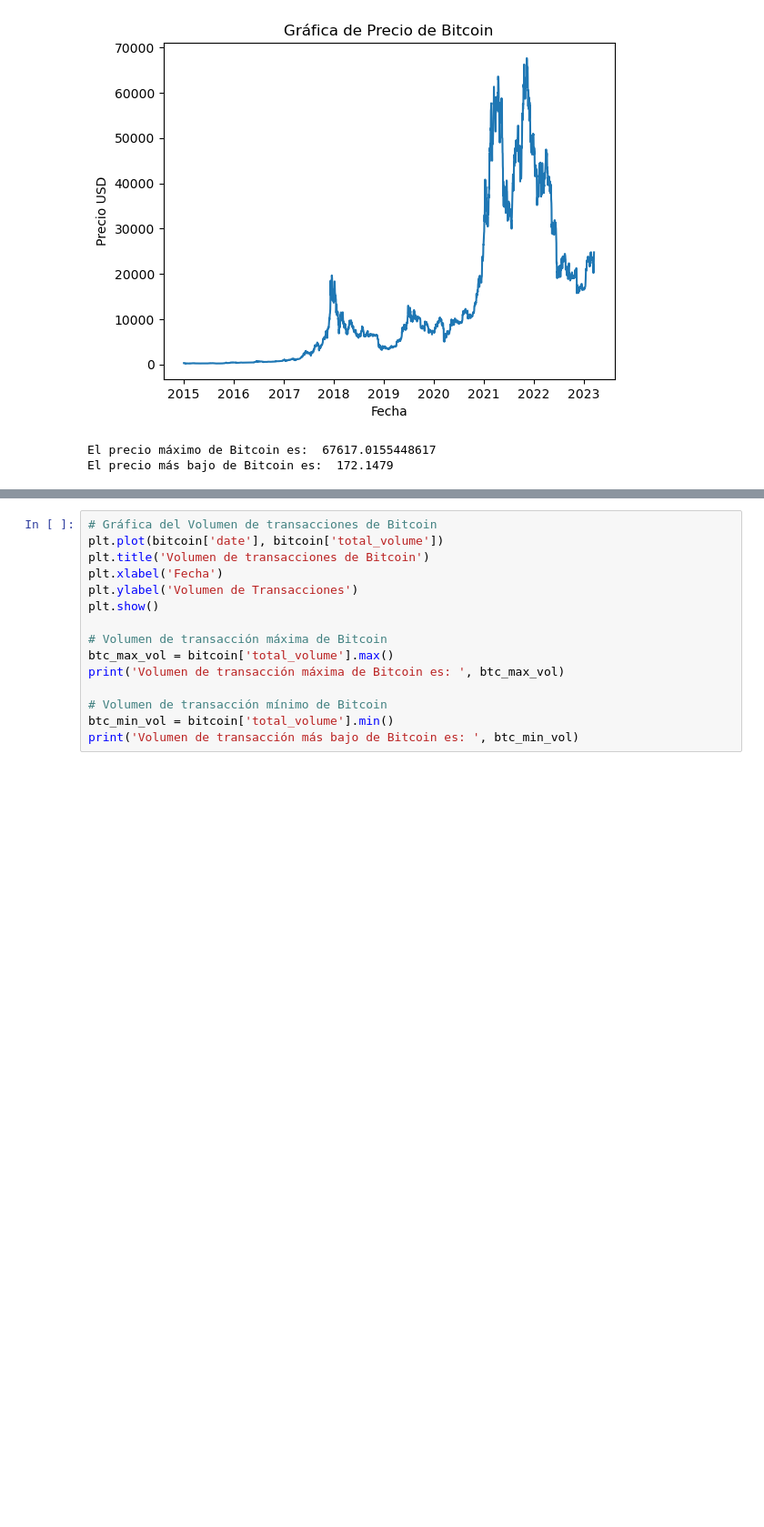
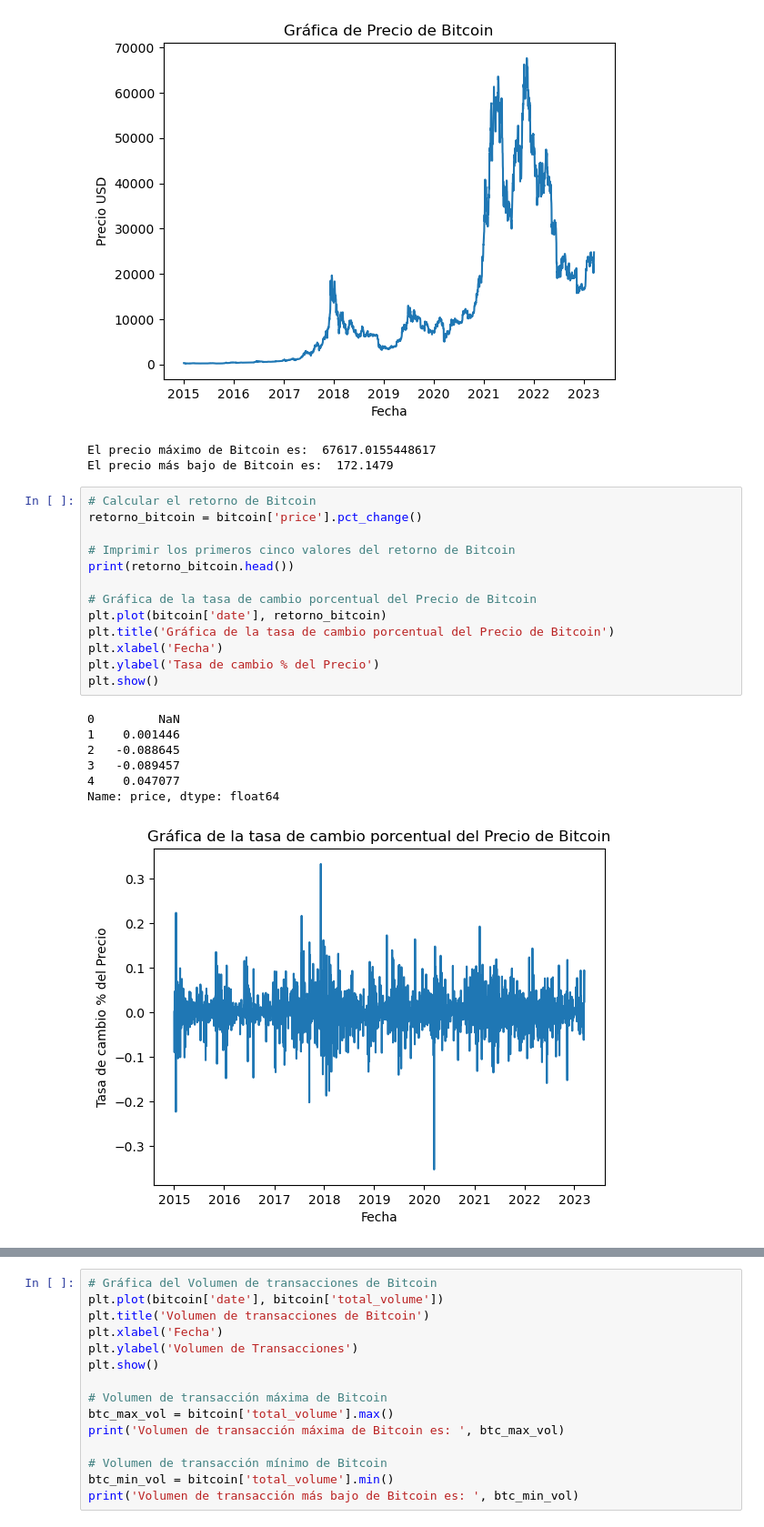
Before and after one commit to angelmpa/proyecto-portafolio, a Jupyter notebook: notebooks/analisis_inicial.ipynb, the cells around one changed output, grey strips where cells are left out. Shown at 91% size. Cells and saved outputs as stored; diff of their text form; blank space fills up the shorter version.

Commit message:
tasa de cambio y rendimiento

```diff
--- a/notebooks/analisis_inicial.ipynb
+++ b/notebooks/analisis_inicial.ipynb
@@ -139,3 +139,24 @@ print('El precio más bajo de Bitcoin es: ', btc_min_price)
 [figure]
 El precio máximo de Bitcoin es:  67617.0155448617
 El precio más bajo de Bitcoin es:  172.1479
+# %%
+# Calcular el retorno de Bitcoin
+retorno_bitcoin = bitcoin['price'].pct_change()
+
+# Imprimir los primeros cinco valores del retorno de Bitcoin
+print(retorno_bitcoin.head())
+
+# Gráfica de la tasa de cambio porcentual del Precio de Bitcoin
+plt.plot(bitcoin['date'], retorno_bitcoin)
+plt.title('Gráfica de la tasa de cambio porcentual del Precio de Bitcoin')
+plt.xlabel('Fecha')
+plt.ylabel('Tasa de cambio % del Precio')
+plt.show()
+# %% [output]
+0         NaN
+1    0.001446
+2   -0.088645
+3   -0.089457
+4    0.047077
+Name: price, dtype: float64
+[figure, added]
```
Also changed, not shown: parts of 7 cells of this notebook.
